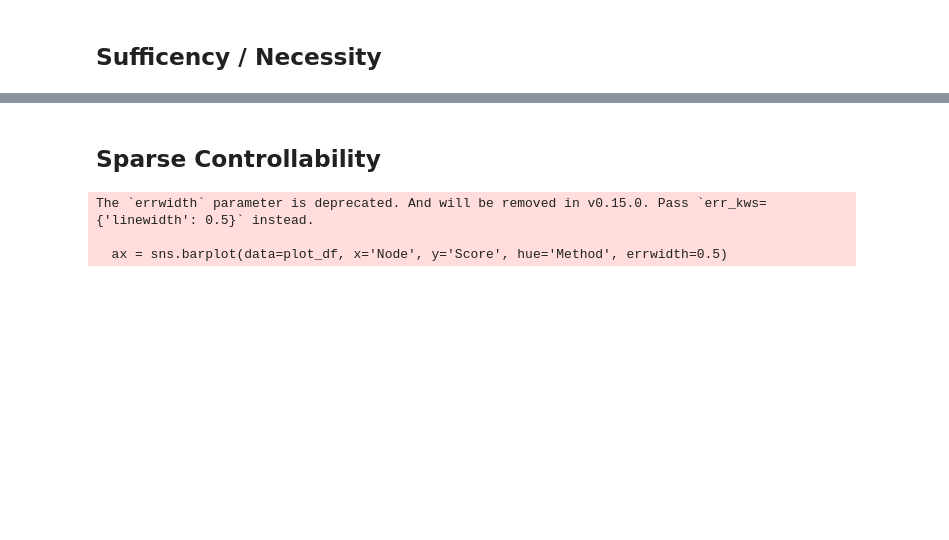
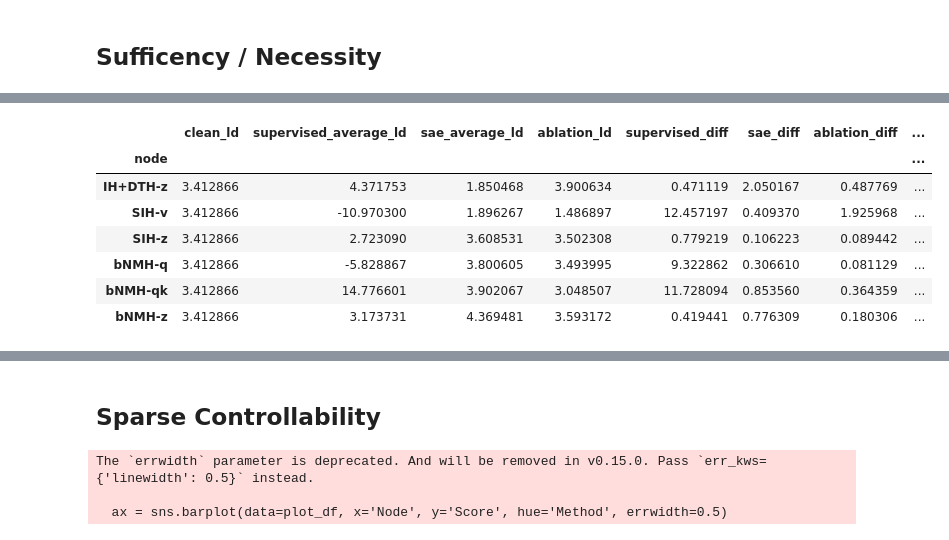
Before and after one commit to ghidav/sae-transfer-learning, a Jupyter notebook: eval_analysis.ipynb, the cells around one changed output, grey strips where cells are left out. Drawn from its saved outputs; the diff is of its cells as text; code cells hidden in the pictures; blank space fills up the shorter version.

```diff
--- a/eval_analysis.ipynb
+++ b/eval_analysis.ipynb
@@ -56 +342,12 @@ necessity_df['sae_score'] = necessity_df['sae_diff'] / necessity_df['ablation_di
+# %%
+scores_df
+# %% [output]
+|  | clean_ld | supervised_average_ld | sae_average_ld | ablation_ld | supervised_diff | sae_diff | ablation_diff | ... |
+| node |  |  |  |  |  |  |  | ... |
+| IH+DTH-z | 3.412866 | 4.371753 | 1.850468 | 3.900634 | 0.471119 | 2.050167 | 0.487769 | ... |
+| SIH-v | 3.412866 | -10.970300 | 1.896267 | 1.486897 | 12.457197 | 0.409370 | 1.925968 | ... |
+| SIH-z | 3.412866 | 2.723090 | 3.608531 | 3.502308 | 0.779219 | 0.106223 | 0.089442 | ... |
+| bNMH-q | 3.412866 | -5.828867 | 3.800605 | 3.493995 | 9.322862 | 0.306610 | 0.081129 | ... |
+| bNMH-qk | 3.412866 | 14.776601 | 3.902067 | 3.048507 | 11.728094 | 0.853560 | 0.364359 | ... |
+| bNMH-z | 3.412866 | 3.173731 | 4.369481 | 3.593172 | 0.419441 | 0.776309 | 0.180306 | ... |
 # %%
```
Also changed, not shown: parts of 25 cells of this notebook, 4 other files.
